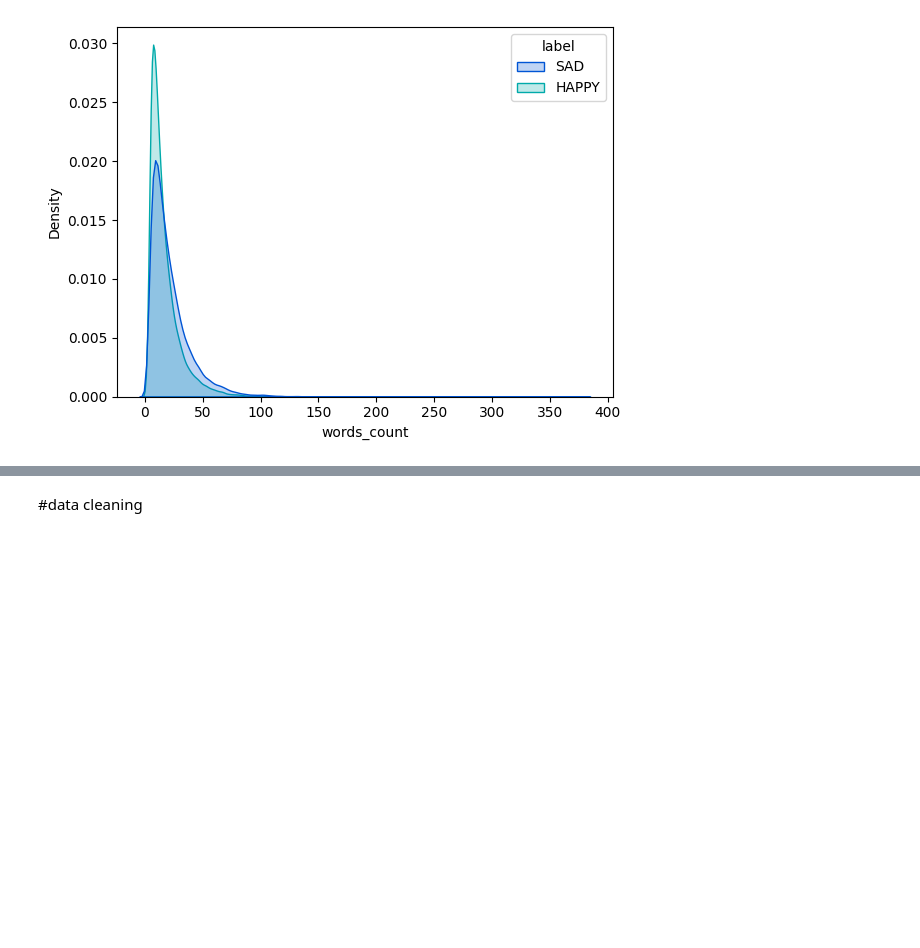
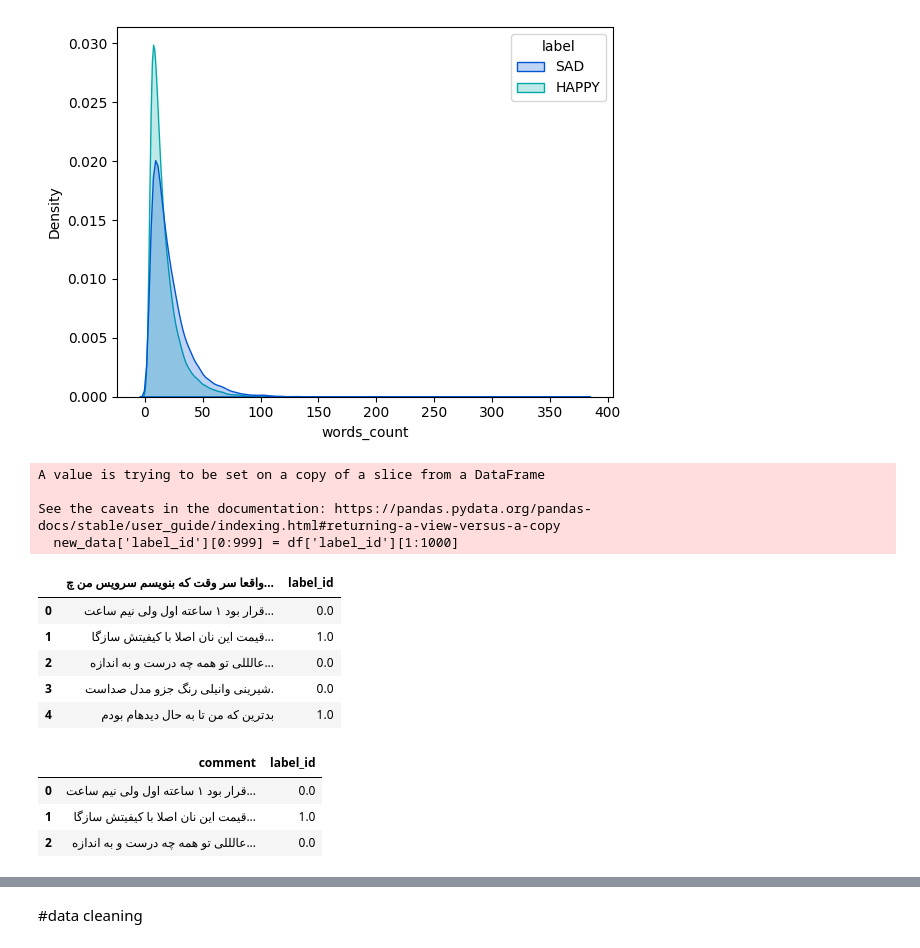
Before and after one commit to rasulnoshad/Persian-Sentiment-Analysis-Snappfood-Reviews, a Jupyter notebook: sentimentAnalysis_snappfoodReview_machineLearningMethods_V04(DataAugmentation).ipynb, the cells around one changed output, grey strips where cells are left out. Saved outputs shown, nothing was run; the diff lists cells and outputs as text; code cells hidden in the pictures; blank space fills up the shorter version.

```diff
--- a/sentimentAnalysis_snappfoodReview_machineLearningMethods_V04(DataAugmentation).ipynb
+++ b/sentimentAnalysis_snappfoodReview_machineLearningMethods_V04(DataAugmentation).ipynb
@@ -213,0 +226,29 @@ print(augmented_text[0:20])
+# %%
+import numpy as np
+
+# Create a one-column matrix with zero values
+matrix = np.zeros((999, 1))
+
+new_data = pd.read_csv('snappfood_DataAugmentation.csv', delimiter='\t')
+new_data['label_id'] = matrix
+new_data['label_id'][0:999] = df['label_id'][1:1000]
+new_data.head()
+# %% [output]
+A value is trying to be set on a copy of a slice from a DataFrame
+
+See the caveats in the documentation: https://pandas.pydata.org/pandas-docs/stable/user_guide/indexing.html#returning-a-view-versus-a-copy
+  new_data['label_id'][0:999] = df['label_id'][1:1000]
+|  | واقعا سر وقت که بنویسم سرویس من چ... | label_id |
+| 0 | قرار بود ۱ ساعته اول ولی نیم ساعت... | 0.0 |
+| 1 | قیمت این نان اصلا با کیفیتش سازگا... | 1.0 |
+| 2 | عالللی تو همه چه درست و به اندازه... | 0.0 |
+| 3 | شیرینی وانیلی رنگ جزو مدل صداست. | 0.0 |
+| 4 | بدترین که من تا به حال دیدهام بودم | 1.0 |
+# %%
+new_data.rename(columns={'واقعا سر وقت که بنویسم سرویس من چطور افتضاح': 'comment'}, inplace=True)
+new_data.head(3)
+# %% [output]
+|  | comment | label_id |
+| 0 | قرار بود ۱ ساعته اول ولی نیم ساعت... | 0.0 |
+| 1 | قیمت این نان اصلا با کیفیتش سازگا... | 1.0 |
+| 2 | عالللی تو همه چه درست و به اندازه... | 0.0 |
```
Also changed, not shown: parts of 20 cells of this notebook, 2 other files.
